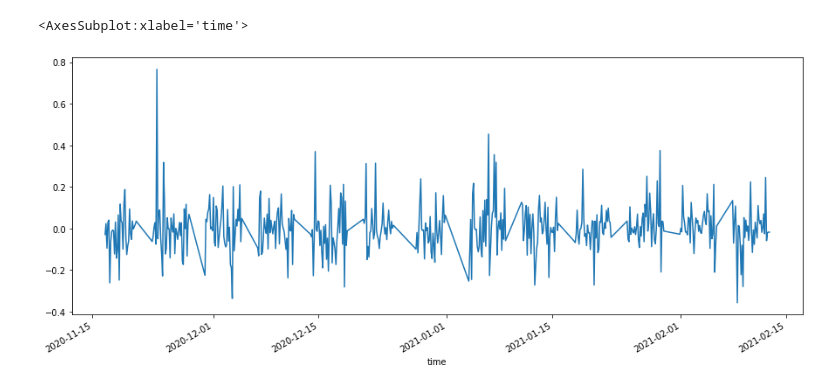
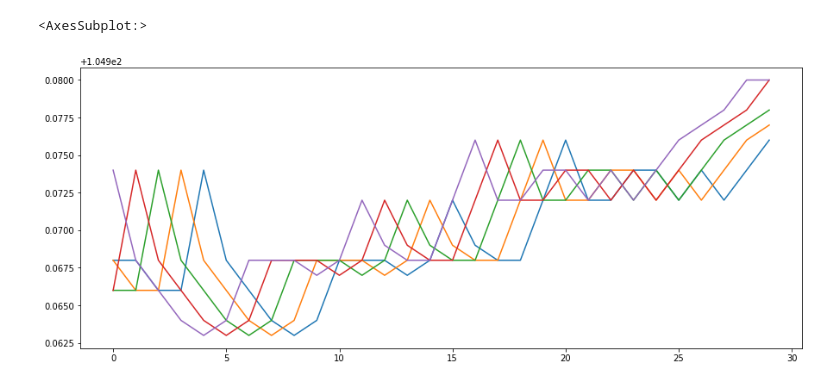
Before and after one commit to Rio114/practice, a Jupyter notebook: trade/fx/combined_time_scale.ipynb, the cells around one changed output. Drawn from its saved outputs; the diff is of its cells as text; code cells hidden in the pictures.

Commit message:
time scale

```diff
--- a/trade/fx/combined_time_scale.ipynb
+++ b/trade/fx/combined_time_scale.ipynb
@@ -17,11 +17,13 @@ df_m = load_assign_dtype("data/usd_jpy_m1.csv")
 df_h = load_assign_dtype("data/usd_jpy_h1.csv")
 df_d = load_assign_dtype("data/usd_jpy_d.csv")
 # %%
+target_window = 30
+
 x_list = []
 y_list = []
 cnt = 0
 
-for target_time in df_m['time'][60:]:
+for target_time in df_m['time'][60:-target_window]:
 
     to_minute = target_time
     to_hour = target_time - datetime.timedelta(minutes = target_time.minute)
@@ -41,4 +43,4 @@ for target_time in df_m['time'][60:]:
         print(target_time, df_target.shape, cnt)
         continue
     x_list.append(df_target[['O', 'H', 'L', 'C']].values[np.newaxis, :, :])
-    y_list.append(df_m[df_m['time'] == target_time]['C'].values[np.newaxis, :])
+    y_list.append(df_m[~m_cond][:target_window]['C'].values[np.newaxis, :])
@@ -63,5 +55,20 @@ df['C'].plot()
-# %%
-df_diff['C'].plot()
-# %% [output]
-<AxesSubplot:xlabel='time'>
-[figure, removed]
+# %%
+val_num = 200
+test_num = 100
+
+X_train = X[:-(test_num+target_window)][:-val_num]
+X_val = X[:-(test_num+target_window)][-val_num:]
+X_test = X[-test_num:]
+
+y_train = y[:-(test_num+target_window)][:-val_num]
+y_val = y[:-(test_num+target_window)][-val_num:]
+y_test = y[-test_num:]
+# %%
+pd.Series(y_test[0,:]).plot()
+pd.Series(y_test[1,:]).plot()
+pd.Series(y_test[2,:]).plot()
+pd.Series(y_test[3,:]).plot()
+pd.Series(y_test[4,:]).plot()
+# %% [output]
+<AxesSubplot:>
+[figure, added]
```
Also changed, not shown: parts of 4 cells of this notebook.
